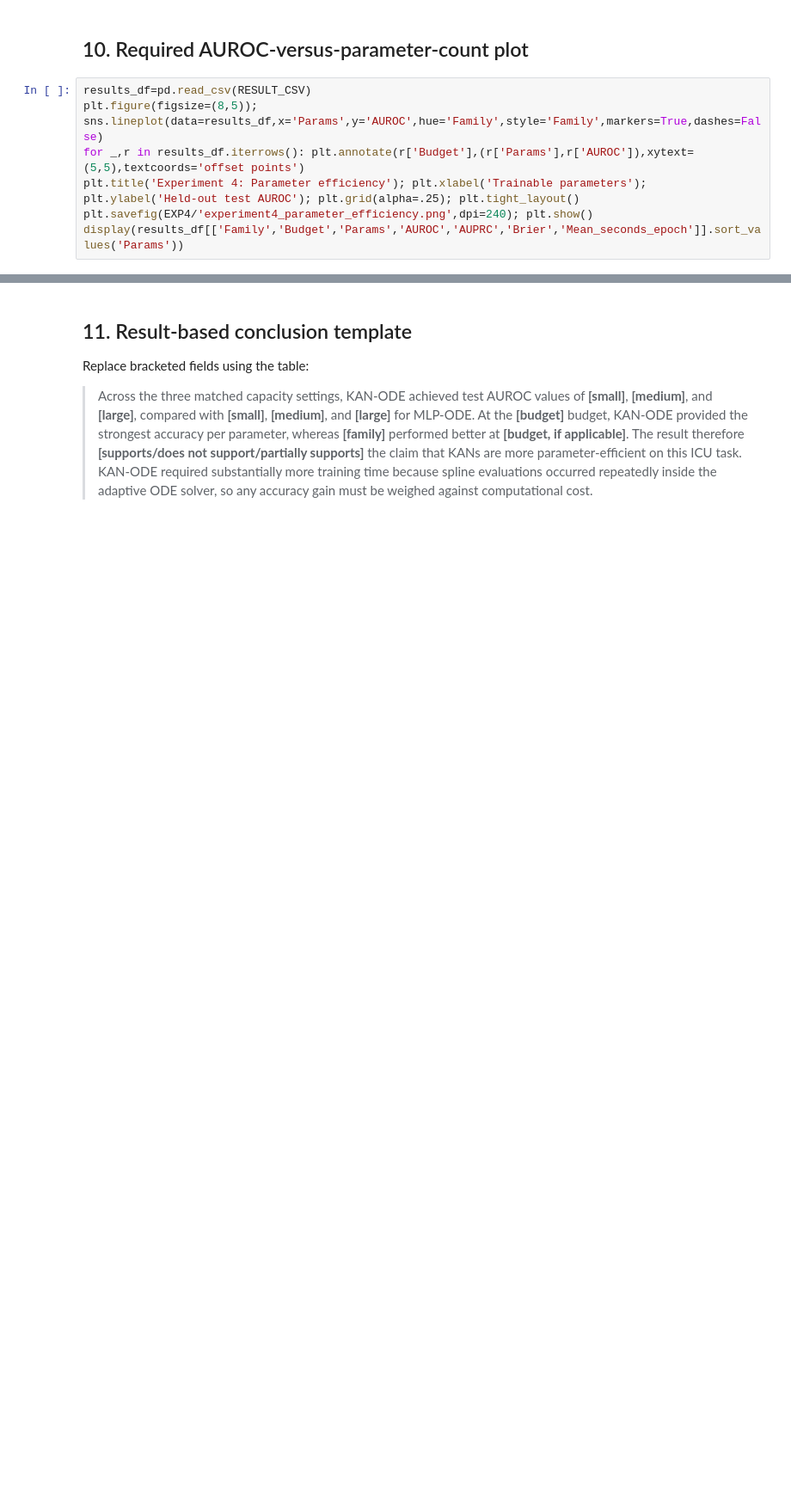
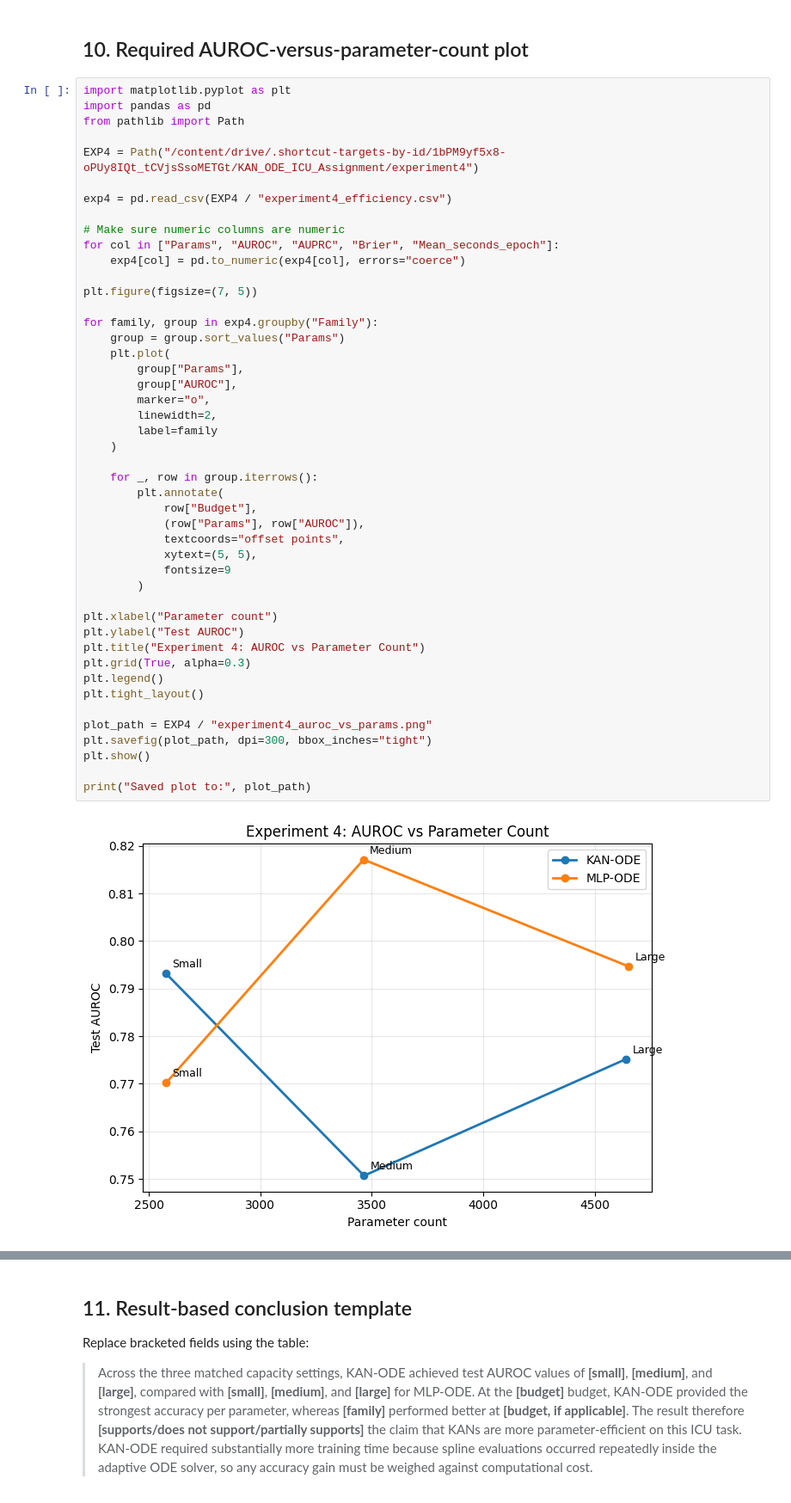
Before and after one commit to elsasjsu/DATA-255_DeepLearning, a Jupyter notebook: Rose_Elsa_ECHW2_EXP4.ipynb, the cells around one changed output, grey strips where cells are left out. Shown at 86% size. Saved outputs shown, nothing was run; the diff lists cells and outputs as text; blank space fills up the shorter version.

```diff
--- a/Rose_Elsa_ECHW2_EXP4.ipynb
+++ b/Rose_Elsa_ECHW2_EXP4.ipynb
@@ -401,9 +541,50 @@ NameError: name 'RESULT_CSV' is not defined
 # %% [markdown]
 ## 10. Required AUROC-versus-parameter-count plot
 # %%
-results_df=pd.read_csv(RESULT_CSV)
-plt.figure(figsize=(8,5)); sns.lineplot(data=results_df,x='Params',y='AUROC',hue='Family',style='Family',markers=True,dashes=False)
-for _,r in results_df.iterrows(): plt.annotate(r['Budget'],(r['Params'],r['AUROC']),xytext=(5,5),textcoords='offset points')
-plt.title('Experiment 4: Parameter efficiency'); plt.xlabel('Trainable parameters'); plt.ylabel('Held-out test AUROC'); plt.grid(alpha=.25); plt.tight_layout()
-plt.savefig(EXP4/'experiment4_parameter_efficiency.png',dpi=240); plt.show()
-display(results_df[['Family','Budget','Params','AUROC','AUPRC','Brier','Mean_seconds_epoch']].sort_values('Params'))
+import matplotlib.pyplot as plt
+import pandas as pd
+from pathlib import Path
+
+EXP4 = Path("/content/drive/.shortcut-targets-by-id/1bPM9yf5x8-oPUy8IQt_tCVjsSsoMETGt/KAN_ODE_ICU_Assignment/experiment4")
+
+exp4 = pd.read_csv(EXP4 / "experiment4_efficiency.csv")
+
+# Make sure numeric columns are numeric
+for col in ["Params", "AUROC", "AUPRC", "Brier", "Mean_seconds_epoch"]:
+    exp4[col] = pd.to_numeric(exp4[col], errors="coerce")
+
+plt.figure(figsize=(7, 5))
+
+for family, group in exp4.groupby("Family"):
+    group = group.sort_values("Params")
+    plt.plot(
+        group["Params"],
+        group["AUROC"],
+        marker="o",
+        linewidth=2,
+        label=family
+    )
+
+    for _, row in group.iterrows():
+        plt.annotate(
+            row["Budget"],
+            (row["Params"], row["AUROC"]),
+            textcoords="offset points",
+            xytext=(5, 5),
+            fontsize=9
+        )
+
+plt.xlabel("Parameter count")
+plt.ylabel("Test AUROC")
+plt.title("Experiment 4: AUROC vs Parameter Count")
+plt.grid(True, alpha=0.3)
+plt.legend()
+plt.tight_layout()
+
+plot_path = EXP4 / "experiment4_auroc_vs_params.png"
+plt.savefig(plot_path, dpi=300, bbox_inches="tight")
+plt.show()
+
+print("Saved plot to:", plot_path)
+# %% [output]
+[figure, added]
```
Also changed, not shown: parts of 14 cells of this notebook.
